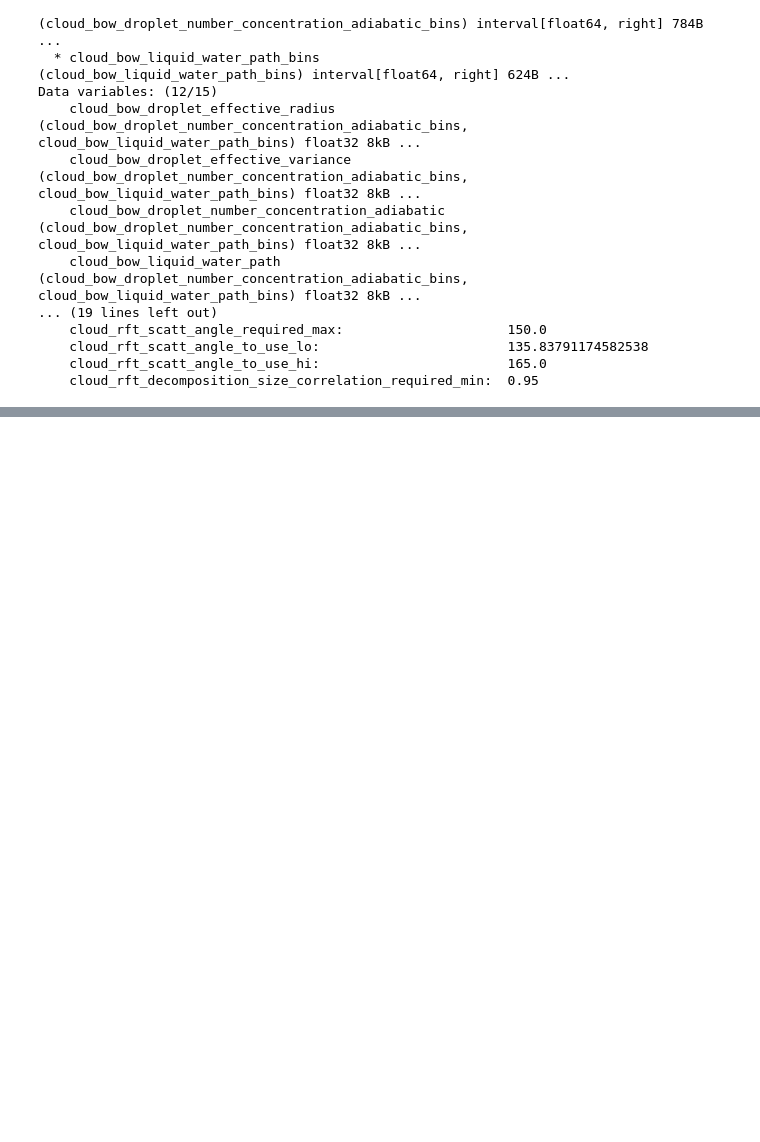
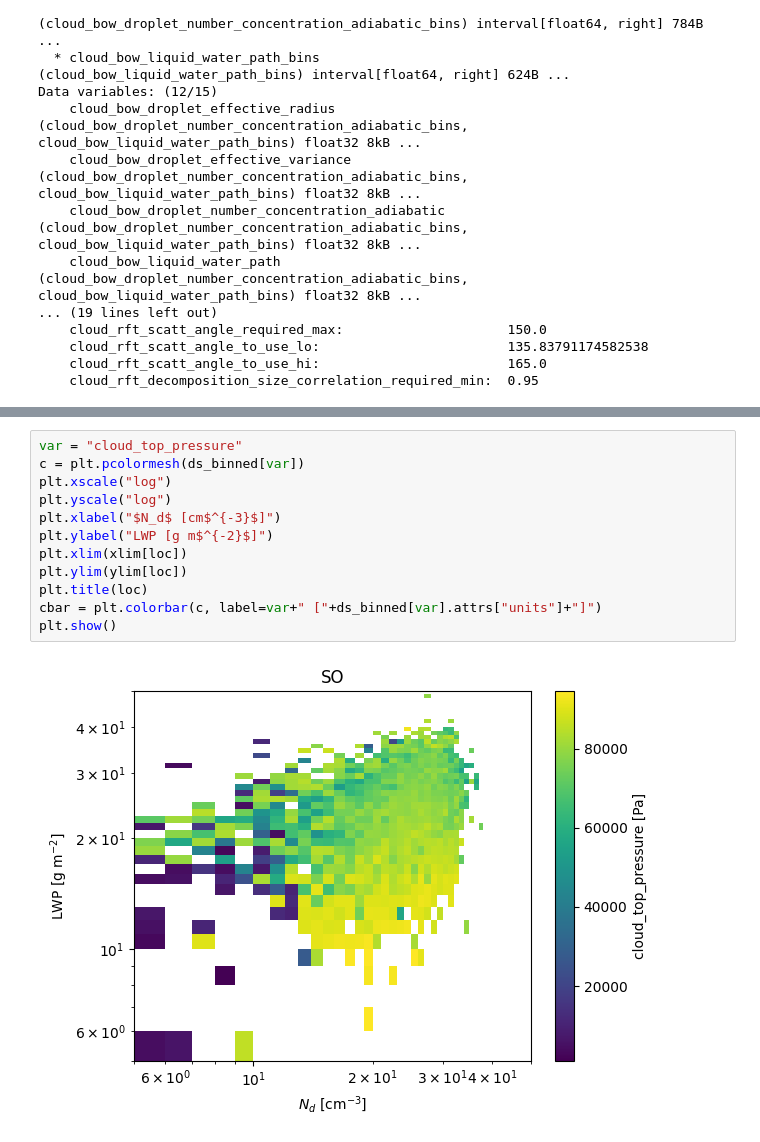
Before and after one commit to claresinger/mucloud-pacehack2025, a Jupyter notebook: plot_L3_xarray.ipynb, the cells around one changed output, grey strips where cells are left out. Drawn from its saved outputs; the diff is of its cells as text; blank space fills up the shorter version.

```diff
--- a/plot_L3_xarray.ipynb
+++ b/plot_L3_xarray.ipynb
@@ -126,0 +147,14 @@ plt.show()
+# %%
+var = "cloud_top_pressure"
+c = plt.pcolormesh(ds_binned[var])
+plt.xscale("log")
+plt.yscale("log")
+plt.xlabel("$N_d$ [cm$^{-3}$]")
+plt.ylabel("LWP [g m$^{-2}$]")
+plt.xlim(xlim[loc])
+plt.ylim(ylim[loc])
+plt.title(loc)
+cbar = plt.colorbar(c, label=var+" ["+ds_binned[var].attrs["units"]+"]")
+plt.show()
+# %% [output]
+[figure, added]
```
Also changed, not shown: parts of 4 cells of this notebook, 1 other file.
